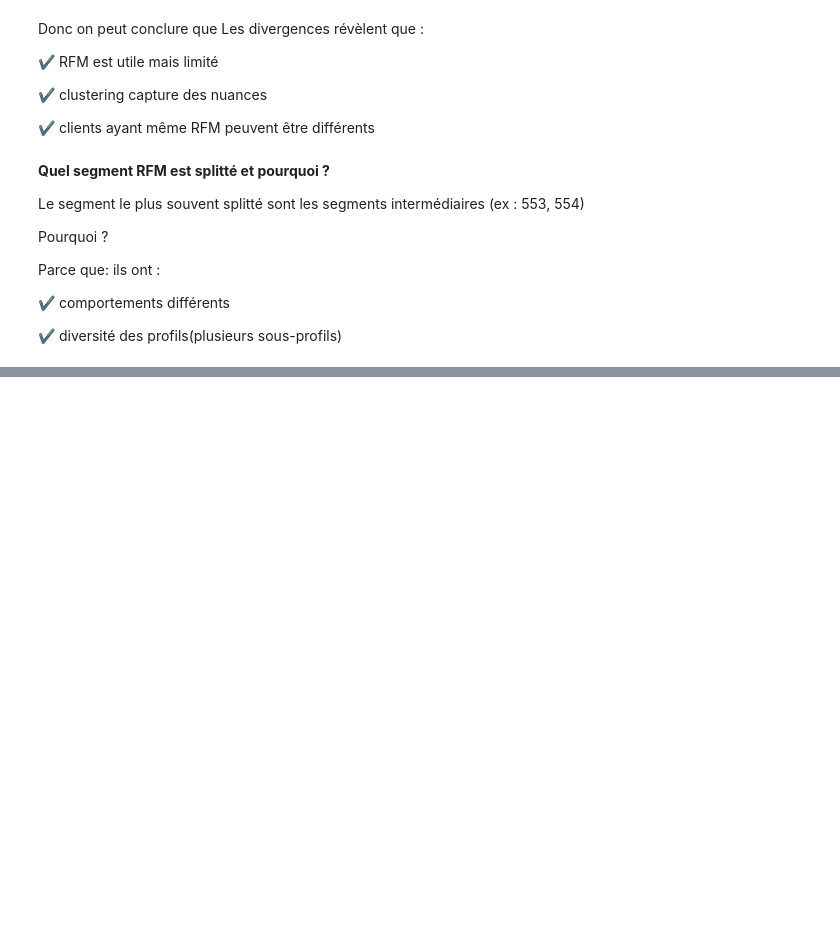
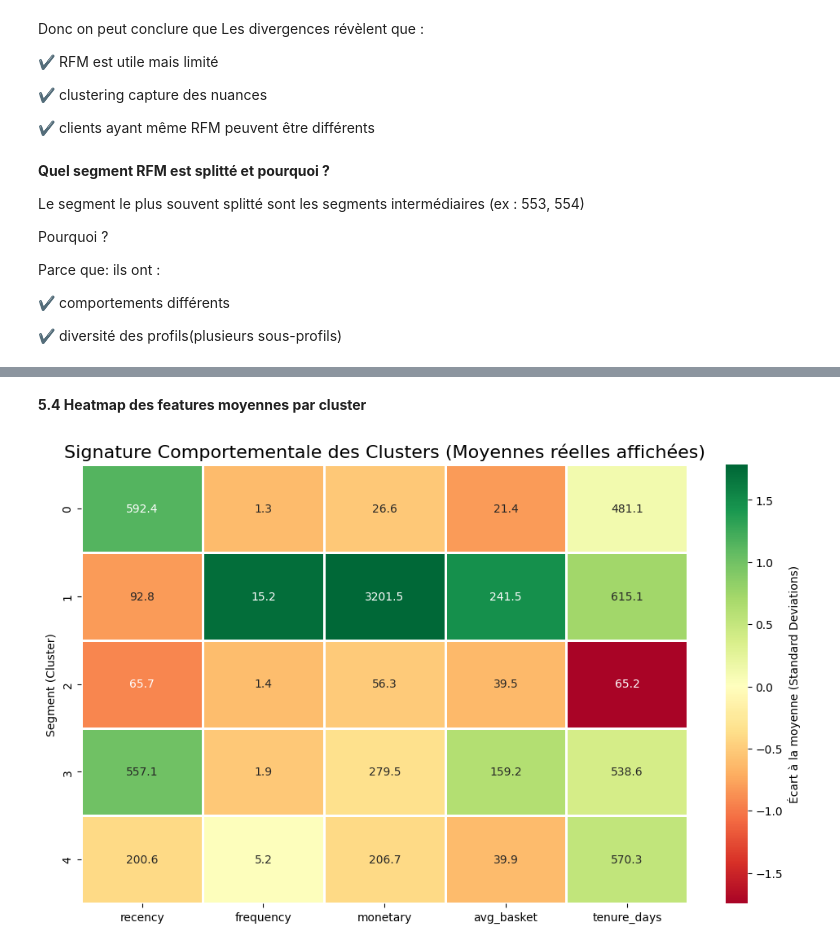
Before and after one commit to fds-imane/Data_Marketing, a Jupyter notebook: data_marketing_part_2.ipynb, the cells around one changed output, grey strips where cells are left out. Saved outputs shown, nothing was run; the diff lists cells and outputs as text; code cells hidden in the pictures; blank space fills up the shorter version.

```diff
--- a/data_marketing_part_2.ipynb
+++ b/data_marketing_part_2.ipynb
@@ -507,0 +686,29 @@ Parce que: ils ont
+# %% [markdown]
+**5.4 Heatmap des features moyennes par cluster**
+# %%
+# 1. Sélection des indicateurs avec les noms de colonnes identifiés dans le dataframe
+features = ['recency', 'frequency', 'monetary', 'avg_basket', 'tenure_days']
+
+# 2. Calcul des moyennes par cluster
+cluster_profile = df_customers.groupby('cluster')[features].mean()
+
+# 3. Normalisation (Z-score) pour une comparaison visuelle cohérente
+cluster_averages_norm = (cluster_profile - cluster_profile.mean()) / cluster_profile.std()
+
+# 4. Génération de la Heatmap
+plt.figure(figsize=(12, 7))
+sns.heatmap(
+    cluster_averages_norm,
+    annot=cluster_profile,
+    fmt=".1f",
+    cmap="RdYlGn",
+    center=0,
+    linewidths=1,
+    cbar_kws={'label': 'Écart à la moyenne (Standard Deviations)'}
+)
+
+plt.title('Signature Comportementale des Clusters (Moyennes réelles affichées)', fontsize=16)
+plt.ylabel('Segment (Cluster)')
+plt.show()
+# %% [output]
+[figure, added]
```
Also changed, not shown: parts of 12 cells of this notebook.
